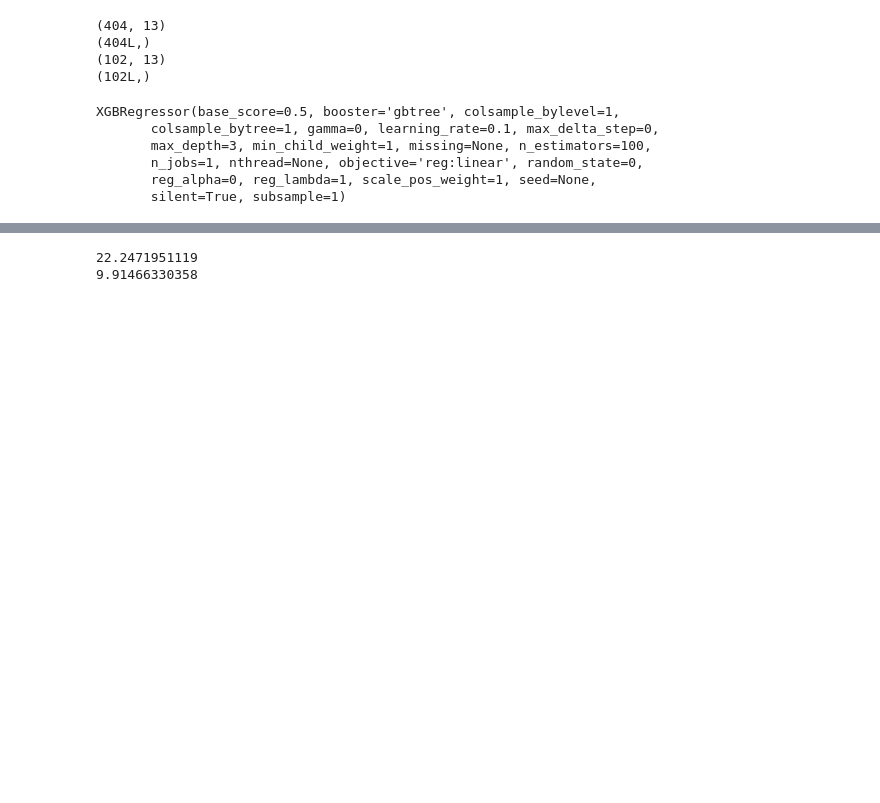
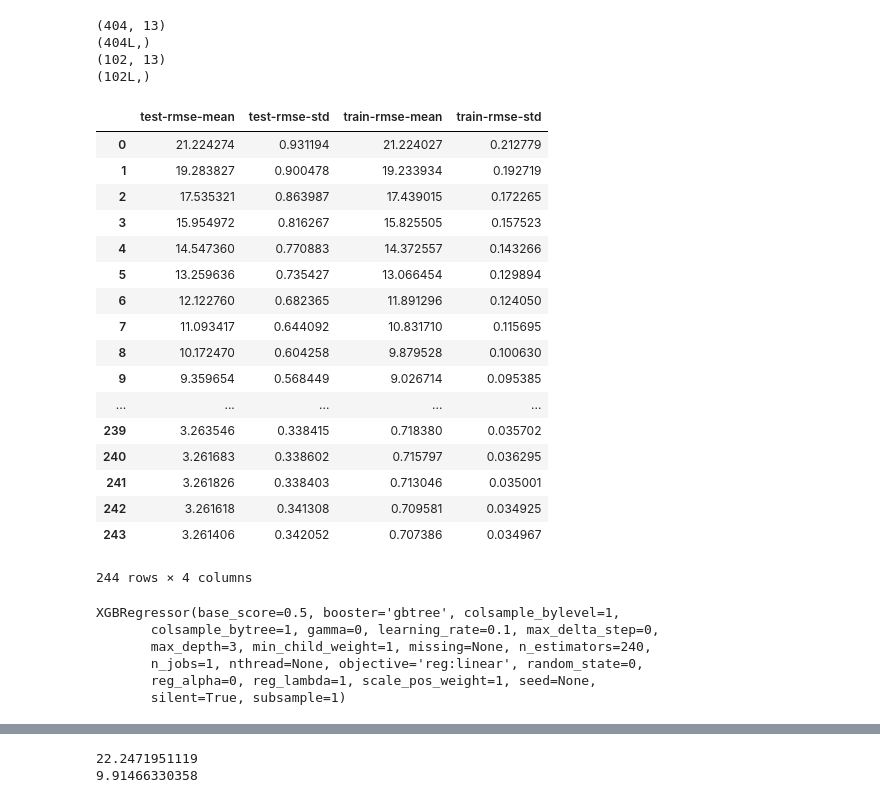
Before and after one commit to flashhack/Study, a Jupyter notebook: XGBExperiment/experiment.ipynb, the cells around one changed output, grey strips where cells are left out. Drawn from its saved outputs; the diff is of its cells as text; code cells hidden in the pictures; blank space fills up the shorter version.

```diff
--- a/XGBExperiment/experiment.ipynb
+++ b/XGBExperiment/experiment.ipynb
@@ -135,13 +135,34 @@ print y_test.shape
 (404L,)
 (102, 13)
 (102L,)
-# %%
-model=xgb.XGBRegressor()
-model.fit(X_train, y_train)
-# %% [output]
-XGBRegressor(base_score=0.5, booster='gbtree', colsample_bylevel=1,
-       colsample_bytree=1, gamma=0, learning_rate=0.1, max_delta_step=0,
-       max_depth=3, min_child_weight=1, missing=None, n_estimators=100,
-       n_jobs=1, nthread=None, objective='reg:linear', random_state=0,
-       reg_alpha=0, reg_lambda=1, scale_pos_weight=1, seed=None,
-       silent=True, subsample=1)
+# %%
+DData=xgb.DMatrix(dfTrain, label=dfTrainLabel, feature_names=dfTrain.columns)
+# %%
+param={'learning_rate':0.1,
+       'n_estimators':1000,
+       'max_depth':3,
+       'min_child_weight':1,
+       'gamma':0,
+       'objective':'reg:linear'}
+dfCVResult=xgb.cv(param, DData, nfold=5, early_stopping_rounds=50, num_boost_round=1000, verbose_eval=False)
+# %%
+dfCVResult
+# %% [output]
+|  | test-rmse-mean | test-rmse-std | train-rmse-mean | train-rmse-std |
+| 0 | 21.224274 | 0.931194 | 21.224027 | 0.212779 |
+| 1 | 19.283827 | 0.900478 | 19.233934 | 0.192719 |
+| 2 | 17.535321 | 0.863987 | 17.439015 | 0.172265 |
+| 3 | 15.954972 | 0.816267 | 15.825505 | 0.157523 |
+| 4 | 14.547360 | 0.770883 | 14.372557 | 0.143266 |
+| 5 | 13.259636 | 0.735427 | 13.066454 | 0.129894 |
+| 6 | 12.122760 | 0.682365 | 11.891296 | 0.124050 |
+| 7 | 11.093417 | 0.644092 | 10.831710 | 0.115695 |
+| 8 | 10.172470 | 0.604258 | 9.879528 | 0.100630 |
+| 9 | 9.359654 | 0.568449 | 9.026714 | 0.095385 |
+| ... | ... | ... | ... | ... |
+| 239 | 3.263546 | 0.338415 | 0.718380 | 0.035702 |
+| 240 | 3.261683 | 0.338602 | 0.715797 | 0.036295 |
+| 241 | 3.261826 | 0.338403 | 0.713046 | 0.035001 |
+| 242 | 3.261618 | 0.341308 | 0.709581 | 0.034925 |
+| 243 | 3.261406 | 0.342052 | 0.707386 | 0.034967 |
+244 rows × 4 columns
@@ -147,0 +177,9 @@ XGBRegressor(base_score=0.5, booster='gbtree', colsample_bylevel=1,
+# %%
+model.fit(dfTrain, dfTrainLabel)
+# %% [output]
+XGBRegressor(base_score=0.5, booster='gbtree', colsample_bylevel=1,
+       colsample_bytree=1, gamma=0, learning_rate=0.1, max_delta_step=0,
+       max_depth=3, min_child_weight=1, missing=None, n_estimators=240,
+       n_jobs=1, nthread=None, objective='reg:linear', random_state=0,
+       reg_alpha=0, reg_lambda=1, scale_pos_weight=1, seed=None,
+       silent=True, subsample=1)
```
Also changed, not shown: parts of 15 cells of this notebook.
